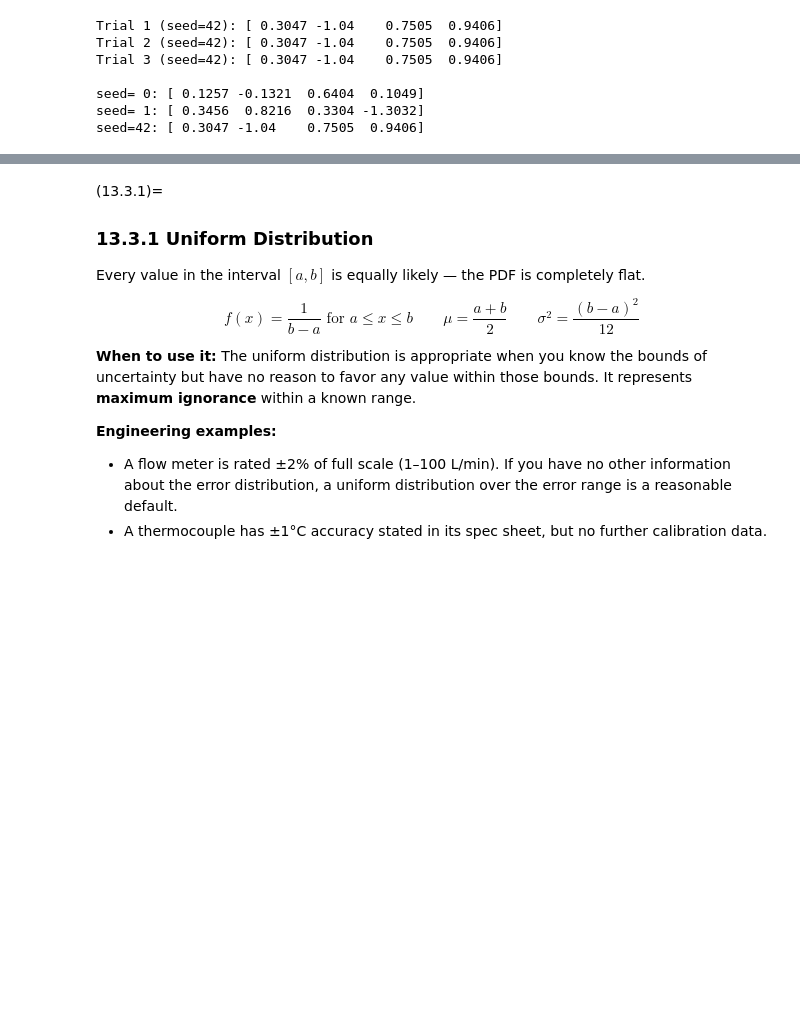
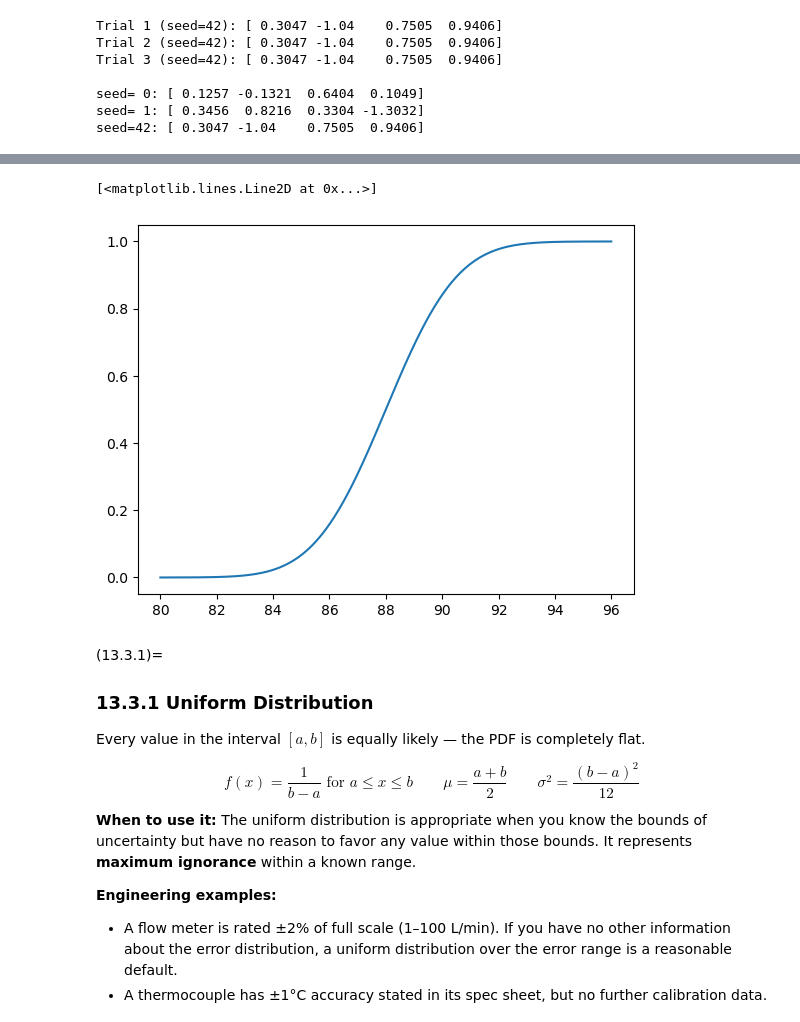
Before and after one commit to ock-group/CHME212-2026-Spring, a Jupyter notebook: _sources/docs/chapter13/13_notebook.ipynb, the cells around one changed output, grey strips where cells are left out. Drawn from its saved outputs; the diff is of its cells as text; code cells hidden in the pictures; blank space fills up the shorter version.

```diff
--- a/_sources/docs/chapter13/13_notebook.ipynb
+++ b/_sources/docs/chapter13/13_notebook.ipynb
@@ -428,0 +477,11 @@ In `scipy.stats`, every distribution object has:
+# %%
+x = np.linspace(mu - 4*sigma, mu + 4*sigma, 400)
+# print(x)
+# print(dist.pdf(x))
+
+# plt.plot(x, dist.pdf(x))
+
+plt.plot(x, dist.cdf(x))
+# %% [output]
+[<matplotlib.lines.Line2D at 0x...>]
+[figure, added]
```
Also changed, not shown: parts of 6 cells of this notebook, 38 other files.
